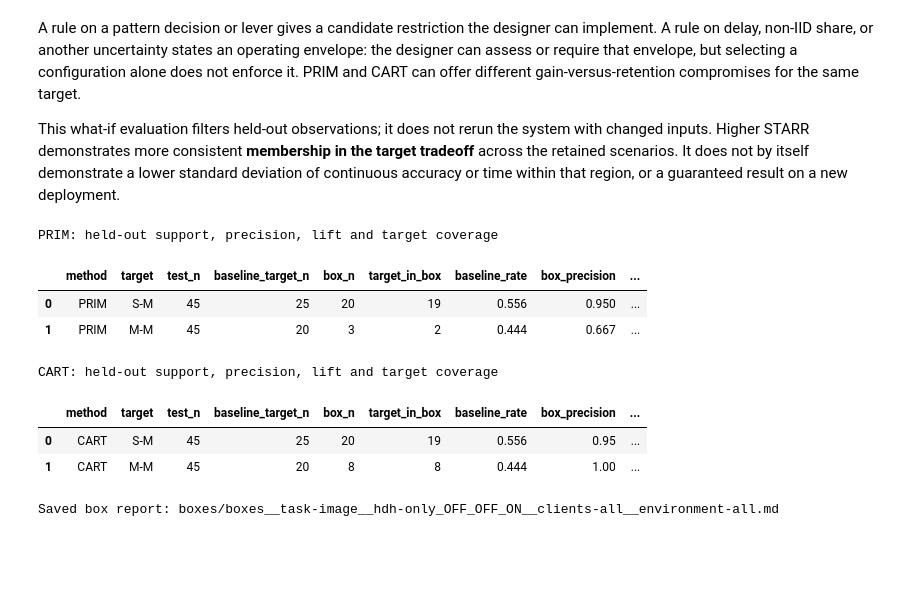
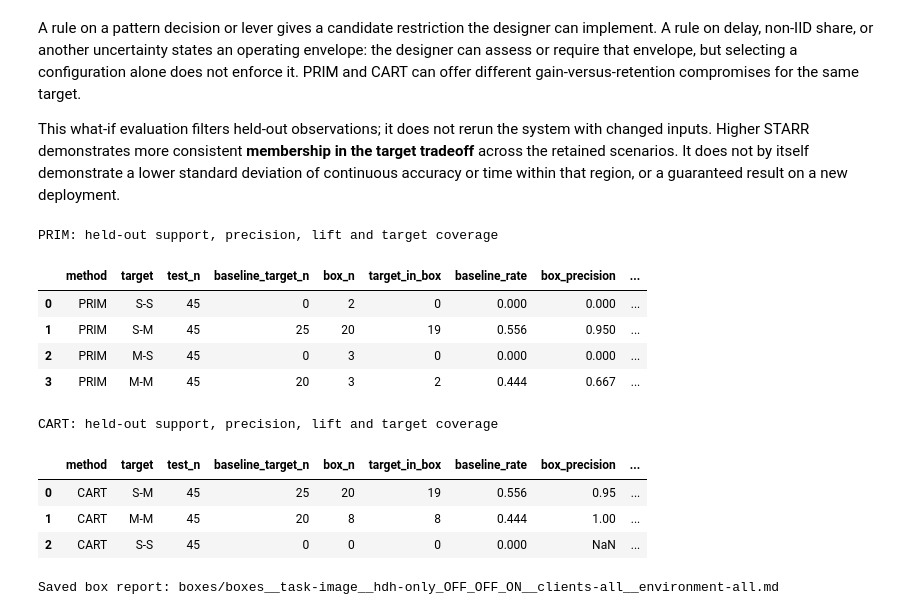
Before and after one commit to andresdp/patterns-sa, a Jupyter notebook: federatedlearning/compact/image/analysis-fl-rq-hdh-image.ipynb, the cells around one changed output. Saved outputs shown, nothing was run; the diff lists cells and outputs as text; code cells hidden in the pictures; blank space fills up the shorter version.

Commit message:
Separate discovery and held-out box metrics

```diff
--- a/federatedlearning/compact/image/analysis-fl-rq-hdh-image.ipynb
+++ b/federatedlearning/compact/image/analysis-fl-rq-hdh-image.ipynb
@@ -970,40 +981,43 @@ def heldout_box_summary(boxes, method):
     rows = []
     for box in boxes:
         inside = pd.Series(True, index=X.index)
         for parameter, bounds in box.limits.items():
             if parameter in X.columns:
                 inside &= X[parameter].between(bounds['min'], bounds['max'])
         target = pd.Series(True, index=X.index)
         definition = session.get_tradeoff(box.target_tradeoff)
         for objective, label in definition.elements.items():
             target &= session.discrete_df.loc[X.index, objective].astype(str).eq(str(label))
         base_n, target_n = len(X), int(target.sum())
         inside_n, hits = int(inside.sum()), int((inside & target).sum())
         base_rate = target_n / base_n if base_n else float('nan')
         precision = hits / inside_n if inside_n else float('nan')
         rows.append({'method': method, 'target': box.target_tradeoff,
                      'test_n': base_n, 'baseline_target_n': target_n,
                      'box_n': inside_n, 'target_in_box': hits,
                      'baseline_rate': base_rate, 'box_precision': precision,
                      'test_delta_rate': precision - base_rate if inside_n else float('nan'),
-                     'train_lift_absolute': box.metrics.get('lift'),
+                     'train_lift_absolute': box.discovery_metrics.get('lift'),
                      'test_recall_coverage': hits / target_n if target_n else float('nan')})
     return pd.DataFrame(rows)
 print('PRIM: held-out support, precision, lift and target coverage')
 prim_heldout_metrics = heldout_box_summary(prim_boxes, 'PRIM')
 display(prim_heldout_metrics.round(3))
 print('CART: held-out support, precision, lift and target coverage')
 cart_heldout_metrics = heldout_box_summary(cart_boxes, 'CART')
 display(cart_heldout_metrics.round(3))
 # %% [output]
 PRIM: held-out support, precision, lift and target coverage
 |  | method | target | test_n | baseline_target_n | box_n | target_in_box | baseline_rate | box_precision | ... |
-| 0 | PRIM | S-M | 45 | 25 | 20 | 19 | 0.556 | 0.950 | ... |
-| 1 | PRIM | M-M | 45 | 20 | 3 | 2 | 0.444 | 0.667 | ... |
+| 0 | PRIM | S-S | 45 | 0 | 2 | 0 | 0.000 | 0.000 | ... |
+| 1 | PRIM | S-M | 45 | 25 | 20 | 19 | 0.556 | 0.950 | ... |
+| 2 | PRIM | M-S | 45 | 0 | 3 | 0 | 0.000 | 0.000 | ... |
+| 3 | PRIM | M-M | 45 | 20 | 3 | 2 | 0.444 | 0.667 | ... |
 CART: held-out support, precision, lift and target coverage
 |  | method | target | test_n | baseline_target_n | box_n | target_in_box | baseline_rate | box_precision | ... |
 | 0 | CART | S-M | 45 | 25 | 20 | 19 | 0.556 | 0.95 | ... |
 | 1 | CART | M-M | 45 | 20 | 8 | 8 | 0.444 | 1.00 | ... |
+| 2 | CART | S-S | 45 | 0 | 0 | 0 | 0.000 | NaN | ... |
 # %%
 report_metadata = {
     "Task": f"{TASK} classification",
```
Also changed, not shown: parts of 19 cells of this notebook, 33 other files.
